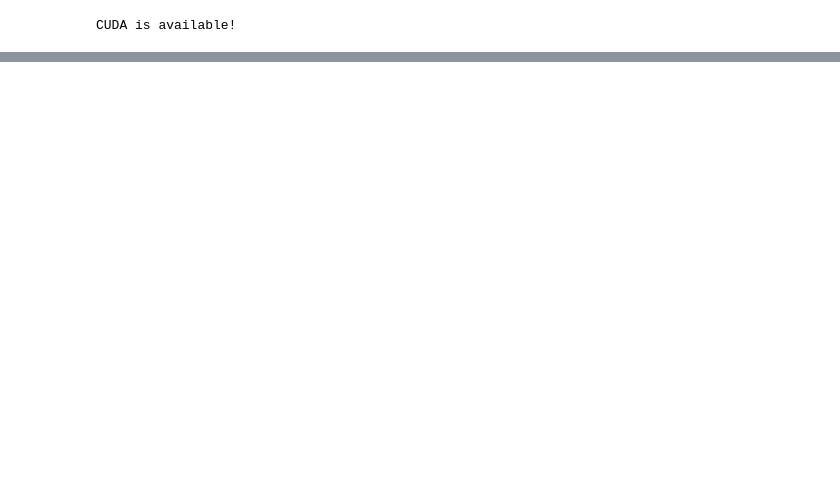
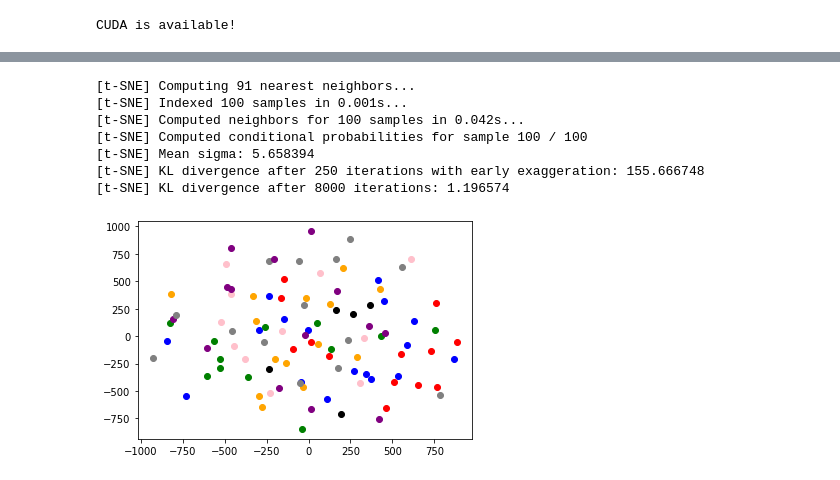
Before and after one commit to MaxWutw/2022TISF_Utilizing_semi_supervised_learning_to_do_galaxy_morphological_classification, a Jupyter notebook: galaxy_autoencoder.ipynb, the cells around one changed output, grey strips where cells are left out. Drawn from its saved outputs; the diff is of its cells as text; code cells hidden in the pictures; blank space fills up the shorter version.

```diff
--- a/galaxy_autoencoder.ipynb
+++ b/galaxy_autoencoder.ipynb
@@ -141,0 +130,6 @@ AutoEncoder(
+# %%
+def plot_low_dim(low, lab):
+    color = ['red', 'blue', 'black', 'orange', 'green', 'pink', 'purple', 'gray']
+    plt.cla()
+    for i in range(batch_size):
+        plt.scatter(low[0][i][0], low[0][i][1], color=color[lab[0][i]])
@@ -141,0 +139,4 @@ AutoEncoder(
+# %%
+test_img, test_lab = next(iter(test_loader))
+for i in np.arange(3):
+    print(test_img[i])
@@ -141,0 +181,34 @@ AutoEncoder(
+# %%
+# for test_img, test_lab in tqdm(test_loader):
+test_img = test_img.to(device)
+out, last, data1 = model(test_img)
+out, last, data1 = out.squeeze().cpu(), last.cpu(), data1.squeeze().cpu()
+# print(out.shape)
+# print(last.shape)
+# print(test_lab)
+# print(out[0])
+
+# print(data1.shape)
+low = []
+label = []
+tsne = TSNE(n_components=3, perplexity=30, init='random', random_state=5, verbose=1, n_iter=8000)
+low_dim = tsne.fit_transform(data1.data.numpy())
+kmeans = KMeans(n_clusters=8, random_state=0).fit(low_dim)
+low.append(low_dim.tolist())
+lab = test_lab.numpy().tolist()
+label.append(lab)
+
+plot_low_dim(low, label)
+
+# plt.scatter(out[:, 0].detach().numpy(), out[:, 1].detach().numpy(), c=test_lab)
+# plt.colorbar()
+# plt.show()
+# %% [output]
+[t-SNE] Computing 91 nearest neighbors...
+[t-SNE] Indexed 100 samples in 0.001s...
+[t-SNE] Computed neighbors for 100 samples in 0.042s...
+[t-SNE] Computed conditional probabilities for sample 100 / 100
+[t-SNE] Mean sigma: 5.658394
+[t-SNE] KL divergence after 250 iterations with early exaggeration: 155.666748
+[t-SNE] KL divergence after 8000 iterations: 1.196574
+[figure, added]
```
Also changed, not shown: parts of 17 cells of this notebook.
